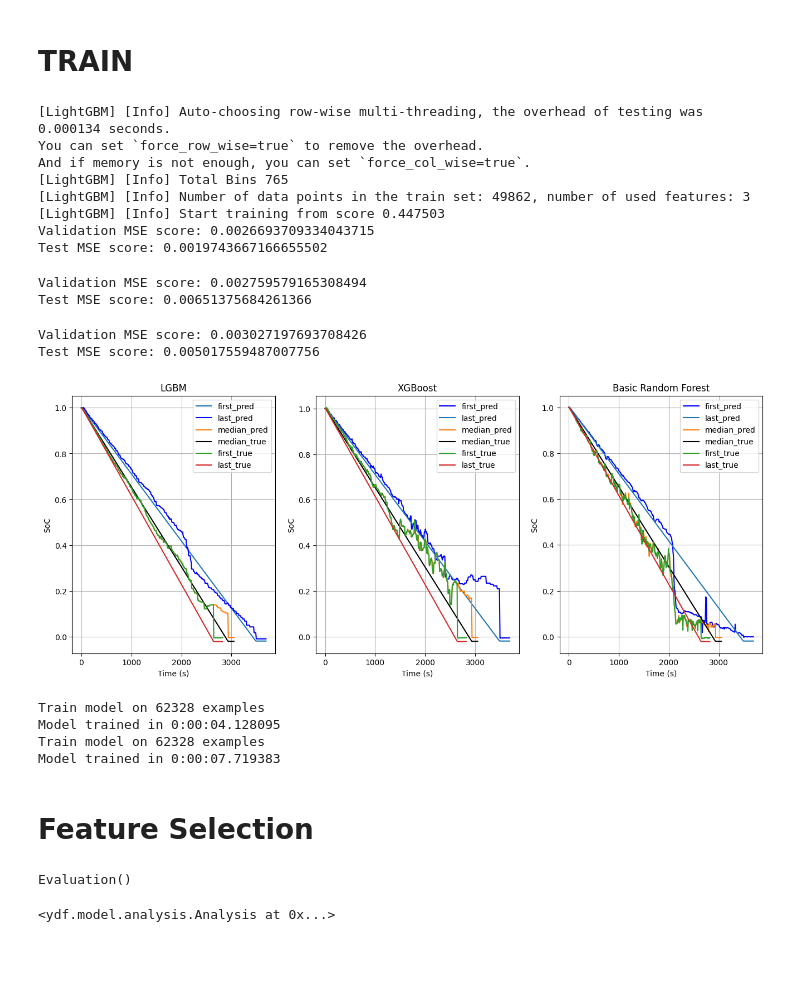
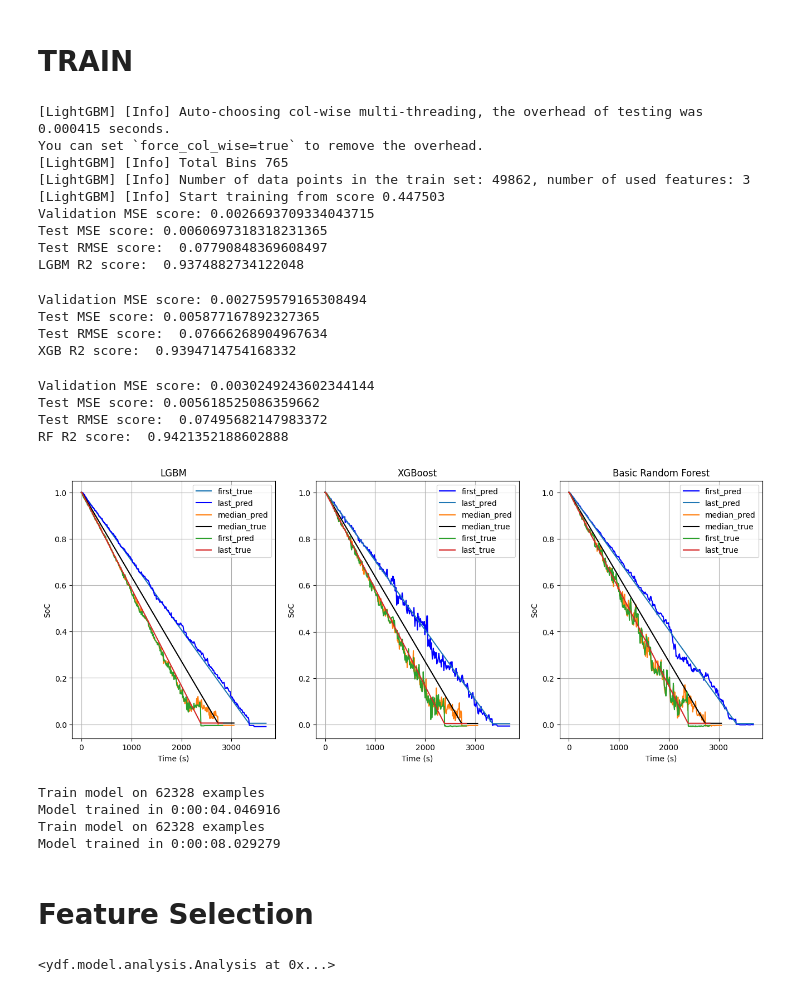
Before and after one commit to cakiryusuff/nasa-battery-inspect, a Jupyter notebook: notebook/notebook.ipynb, the cells around one changed output. Cells and saved outputs as stored; diff of their text form; code cells hidden in the pictures; blank space fills up the shorter version.

```diff
--- a/notebook/notebook.ipynb
+++ b/notebook/notebook.ipynb
@@ -50,7 +50,7 @@ cycle:	top level structure array containing the charge, discharge and impedance
 # %% [markdown]
 ## .mat to DF
 # %%
-mat = scipy.io.loadmat("C:/Users/cakir/python_scripts/yed_interview/artifacts/data/B0006.mat", squeeze_me=True, struct_as_record=False)
+mat = scipy.io.loadmat("C:/Users/cakir/python_scripts/yed_interview/artifacts/data/train/B0006.mat", squeeze_me=True, struct_as_record=False)
 block1 = mat["B0006"]
 
 records = []
@@ -342,8 +358,8 @@ Dropping Capacity with VIF 20.799821138742292
 # %% [markdown]
 # Same Stages for Test DF
 # %%
-mat = scipy.io.loadmat("C:/Users/cakir/python_scripts/yed_interview/artifacts/data/B0007.mat", squeeze_me=True, struct_as_record=False)
-block1 = mat["B0007"]
+mat = scipy.io.loadmat("C:/Users/cakir/python_scripts/yed_interview/artifacts/data/test/B0005.mat", squeeze_me=True, struct_as_record=False)
+block1 = mat["B0005"]
 records = []
 
 for c in block1.cycle:
@@ -432,25 +448,27 @@ X_train = scaler.fit_transform(X_train)
 X_val = scaler.transform(X_val)
 X_test = scaler.transform(X_test)
 # %%
+
 lgbm_model = LGBMRegressor()
 lgbm_model.fit(X_train, y_train)
 lgbm_model_pred = lgbm_model.predict(X_val)
 mse = mean_squared_error(y_val, lgbm_model_pred)
 print("Validation MSE score:", mse)
 
-
-
 test_pred_lgbm = lgbm_model.predict(X_test)
 print("Test MSE score:", mean_squared_error(y_test, test_pred_lgbm))
+print("Test RMSE score: ", np.sqrt(mean_squared_error(y_test, test_pred_lgbm)))
+print("LGBM R2 score: ", r2_score(y_test, test_pred_lgbm))
 # %% [output]
-[LightGBM] [Info] Auto-choosing row-wise multi-threading, the overhead of testing was 0.000134 seconds.
-You can set `force_row_wise=true` to remove the overhead.
-And if memory is not enough, you can set `force_col_wise=true`.
+[LightGBM] [Info] Auto-choosing col-wise multi-threading, the overhead of testing was 0.000415 seconds.
+You can set `force_col_wise=true` to remove the overhead.
 [LightGBM] [Info] Total Bins 765
 [LightGBM] [Info] Number of data points in the train set: 49862, number of used features: 3
 [LightGBM] [Info] Start training from score 0.447503
 Validation MSE score: 0.0026693709334043715
-Test MSE score: 0.0019743667166655502
+Test MSE score: 0.0060697318318231365
+Test RMSE score:  0.07790848369608497
+LGBM R2 score:  0.9374882734122048
 # %%
 import xgboost as xgb
 
@@ -463,9 +481,13 @@ print("Validation MSE score:", mse)
 
 test_pred_xgb = xgb_model.predict(X_test)
 print("Test MSE score:", mean_squared_error(y_test, test_pred_xgb))
+print("Test RMSE score: ", np.sqrt(mean_squared_error(y_test, test_pred_xgb)))
+print("XGB R2 score: ", r2_score(y_test, test_pred_xgb))
 # %% [output]
 Validation MSE score: 0.002759579165308494
-Test MSE score: 0.00651375684261366
+Test MSE score: 0.005877167892327365
+Test RMSE score:  0.07666268904967634
+XGB R2 score:  0.9394714754168332
 # %%
 rf_model = RandomForestRegressor(n_jobs=-1)
 rf_model.fit(X_train, y_train)
@@ -476,9 +498,13 @@ print("Validation MSE score:", mse)
 
 test_pred_rf = rf_model.predict(X_test)
 print("Test MSE score:", mean_squared_error(y_test, test_pred_rf))
+print("Test RMSE score: ", np.sqrt(mean_squared_error(y_test, test_pred_rf)))
+print("RF R2 score: ", r2_score(y_test, test_pred_rf))
 # %% [output]
-Validation MSE score: 0.003027197693708426
-Test MSE score: 0.005017559487007756
+Validation MSE score: 0.0030249243602344144
+Test MSE score: 0.005618525086359662
+Test RMSE score:  0.07495682147983372
+RF R2 score:  0.9421352188602888
 # %%
 fig, ax = plt.subplots(1, 3, figsize=(16, 6))
 
@@ -488,37 +514,37 @@ ax[0].plot(test_df["Time"].loc[88], test_pred_lgbm[88*371:88*371+371])
 ax[0].plot(test_df["Time"].loc[88], test_df["soc"].loc[88], color="black")
 ax[0].plot(test_df["Time"].loc[167], test_pred_lgbm[167*371:167*371+371])
 ax[0].plot(test_df["Time"].loc[167], test_df["soc"].loc[167])
-ax[0].legend(["first_pred", "last_pred", "median_pred", "median_true", "first_true", "last_true"])
+ax[0].legend(["first_true", "last_pred", "median_pred", "median_true", "first_pred", "last_true"])
 ax[0].set_title("LGBM")
 ax[0].set_xlabel("Time (s)")
 ax[0].set_ylabel("SoC")
 ax[0].grid(True)
 
 ax[1].plot(test_df["Time"].loc[0], test_pred_xgb[:371], color="blue")
 ax[1].plot(test_df["Time"].loc[0], test_df["soc"].loc[0])
 ax[1].plot(test_df["Time"].loc[88], test_pred_xgb[88*371:88*371+371])
 ax[1].plot(test_df["Time"].loc[88], test_df["soc"].loc[88], color="black")
 ax[1].plot(test_df["Time"].loc[167], test_pred_xgb[167*371:167*371+371])
 ax[1].plot(test_df["Time"].loc[167], test_df["soc"].loc[167])
 ax[1].legend(["first_pred", "last_pred", "median_pred", "median_true", "first_true", "last_true"])
 ax[1].set_title("XGBoost")
 ax[1].set_xlabel("Time (s)")
 ax[1].set_ylabel("SoC")
 ax[1].grid(True)
 
 ax[2].plot(test_df["Time"].loc[0], test_pred_rf[:371], color="blue")
 ax[2].plot(test_df["Time"].loc[0], test_df["soc"].loc[0])
 ax[2].plot(test_df["Time"].loc[88], test_pred_rf[88*371:88*371+371])
 ax[2].plot(test_df["Time"].loc[88], test_df["soc"].loc[88], color="black")
 ax[2].plot(test_df["Time"].loc[167], test_pred_rf[167*371:167*371+371])
 ax[2].plot(test_df["Time"].loc[167], test_df["soc"].loc[167])
 ax[2].legend(["first_pred", "last_pred", "median_pred", "median_true", "first_true", "last_true"])
 ax[2].set_title("Basic Random Forest")
 ax[2].set_xlabel("Time (s)")
 ax[2].set_ylabel("SoC")
 ax[2].grid(True)
 # %% [output]
-[figure, old version]
+[figure, new version]
 # %%
 train_df = raw_df.drop(["time"], axis=1)
 # %%
@@ -526,15 +552,11 @@ model_gbtrees = ydf.GradientBoostedTreesLearner(label="soc", task=ydf.Task.REGRE
 model_ydf_rf = ydf.RandomForestLearner(label="soc", task=ydf.Task.REGRESSION, num_threads=8).train(train_df)
 # %% [output]
 Train model on 62328 examples
-Model trained in 0:00:04.128095
+Model trained in 0:00:04.046916
 Train model on 62328 examples
-Model trained in 0:00:07.719383
+Model trained in 0:00:08.029279
 # %% [markdown]
 # Feature Selection
-# %%
-model_ydf_rf.evaluate(test_df)
-# %% [output]
-Evaluation()
 # %%
 model_ydf_rf.analyze(test_df)
 # %% [output]
```
Also changed, not shown: parts of 6 cells of this notebook, 10 other files.
